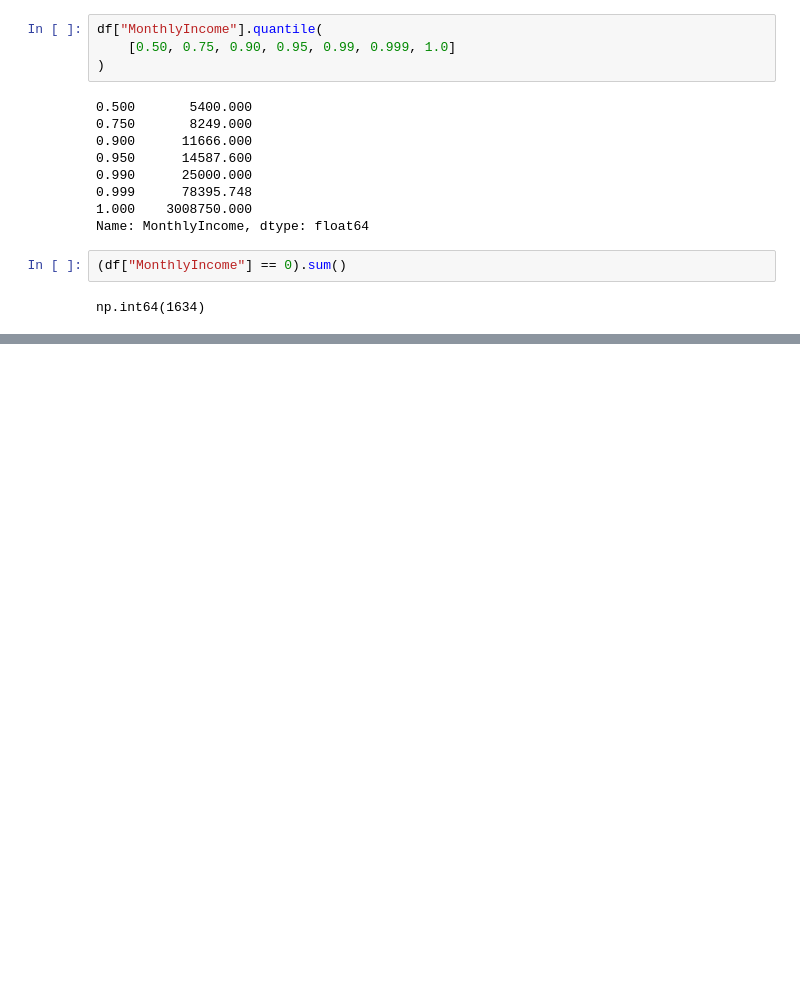
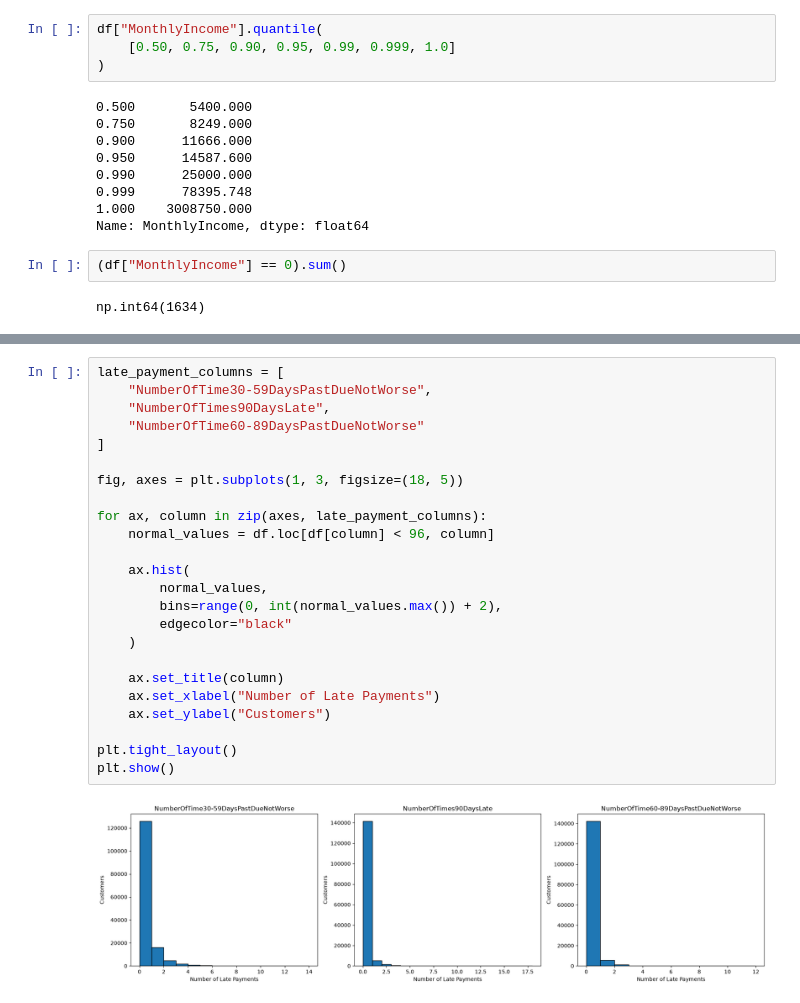
Before and after one commit to jihad-islam/CodeAlpha_CreditScoringModel, a Jupyter notebook: notebooks/01_data_understanding.ipynb, the cells around one changed output, grey strips where cells are left out. Saved outputs shown, nothing was run; the diff lists cells and outputs as text; blank space fills up the shorter version.

```diff
--- a/notebooks/01_data_understanding.ipynb
+++ b/notebooks/01_data_understanding.ipynb
@@ -279,0 +337,26 @@ np.int64(1634)
+# %%
+late_payment_columns = [
+    "NumberOfTime30-59DaysPastDueNotWorse",
+    "NumberOfTimes90DaysLate",
+    "NumberOfTime60-89DaysPastDueNotWorse"
+]
+
+fig, axes = plt.subplots(1, 3, figsize=(18, 5))
+
+for ax, column in zip(axes, late_payment_columns):
+    normal_values = df.loc[df[column] < 96, column]
+
+    ax.hist(
+        normal_values,
+        bins=range(0, int(normal_values.max()) + 2),
+        edgecolor="black"
+    )
+
+    ax.set_title(column)
+    ax.set_xlabel("Number of Late Payments")
+    ax.set_ylabel("Customers")
+
+plt.tight_layout()
+plt.show()
+# %% [output]
+[figure, added]
```
Also changed, not shown: parts of 19 cells of this notebook.
